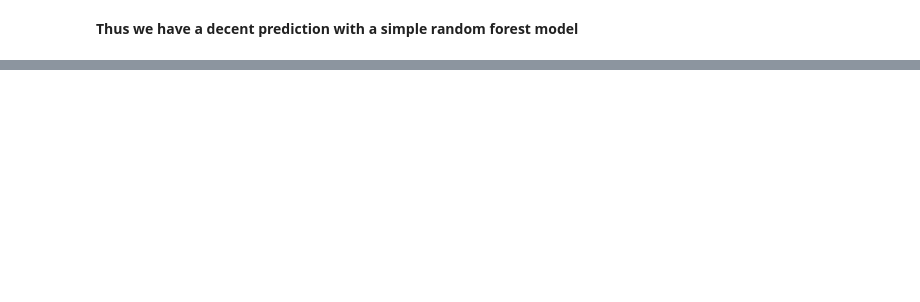
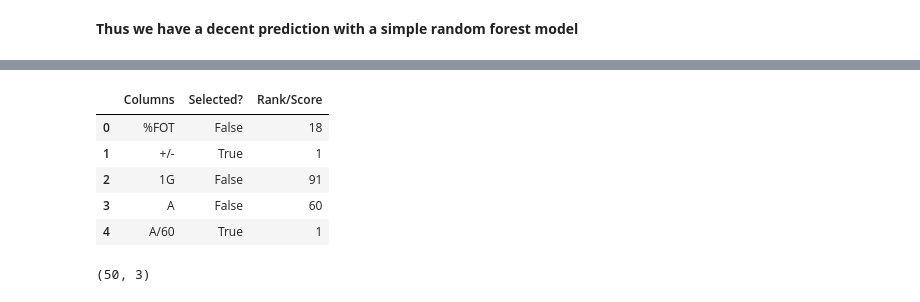
Before and after one commit to PrakritiAilavadi/Kaggle, a Jupyter notebook: predicting-nhl-player-salaries.ipynb, the cells around one changed output, grey strips where cells are left out. Cells and saved outputs as stored; diff of their text form; code cells hidden in the pictures; blank space fills up the shorter version.

```diff
--- a/predicting-nhl-player-salaries.ipynb
+++ b/predicting-nhl-player-salaries.ipynb
@@ -589,0 +649,21 @@ Median Difference between original and predicted salaries:  325000.0
+# %%
+## Evaluation
+
+rms = mean_squared_error(y_test, y_pred, squared=False)
+r2_score1 = r2_score(y_test, y_pred)
+
+print("RMS for current prediction: ", rms)
+print("R2_score for current predictio: ", r2_score1)
+
+
+difference_in_prediction = []
+y_test_list = y_test['Salary'].to_list()
+
+for i,j in zip(y_test_list, y_pred):
+    diff = i-j
+    difference_in_prediction.append(diff)
+
+
+print("Max Difference between original and predicted salaries: ", max(difference_in_prediction))
+print("Min Difference between original and predicted salaries: ", min(np.abs(difference_in_prediction)))
+print("Median Difference between original and predicted salaries: ", np.median(np.abs(difference_in_prediction)))
@@ -589,0 +689,30 @@ Median Difference between original and predicted salaries:  325000.0
+# %%
+# Which features were selected?
+
+selected_features_df = pd.DataFrame()
+selected_features_df['Columns'] = x_train_cols
+
+boolean_selected = []
+ranks = []
+for i in range(x_train.shape[1]):
+    #print('Column: %d, Selected %s, Rank: %.3f' % (i, rfe.support_[i], rfe.ranking_[i]))
+    boolean_selected.append(rfe.support_[i])
+    ranks.append(rfe.ranking_[i])
+
+selected_features_df['Selected?'] = boolean_selected
+selected_features_df['Rank/Score'] = ranks
+selected_features_df.head()
+# %% [output]
+|  | Columns | Selected? | Rank/Score |
+| 0 | %FOT | False | 18 |
+| 1 | +/- | True | 1 |
+| 2 | 1G | False | 91 |
+| 3 | A | False | 60 |
+| 4 | A/60 | True | 1 |
+# %%
+features_final = selected_features_df[selected_features_df['Selected?']==True]
+features_final = features_final.sort_values(by=['Rank/Score'], ascending=False)
+features_final.shape
+## 50 top features selected
+# %% [output]
+(50, 3)
```
Also changed, not shown: parts of 26 cells of this notebook.
